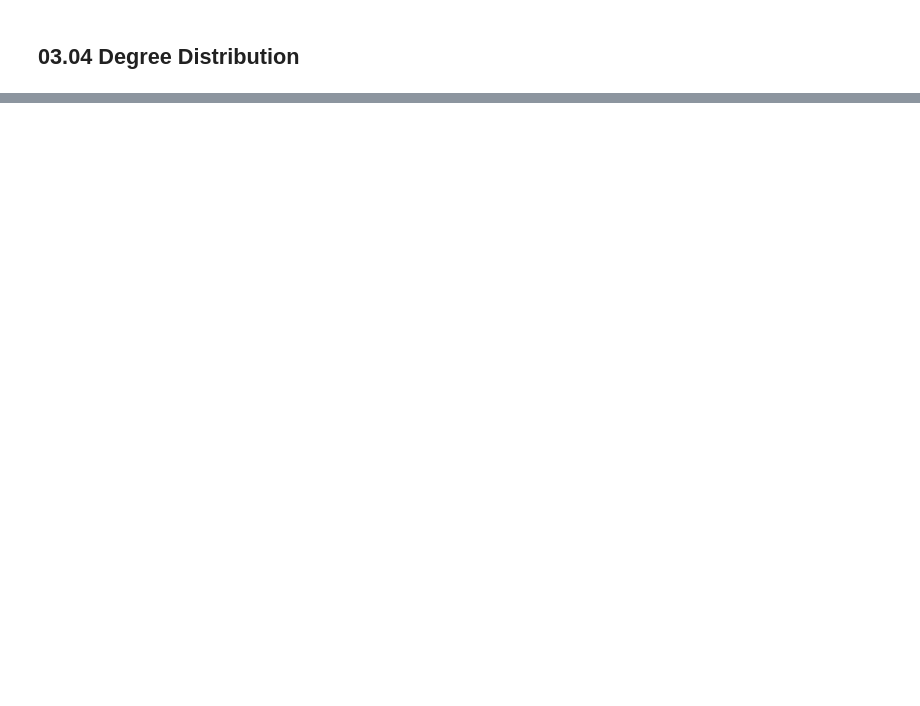
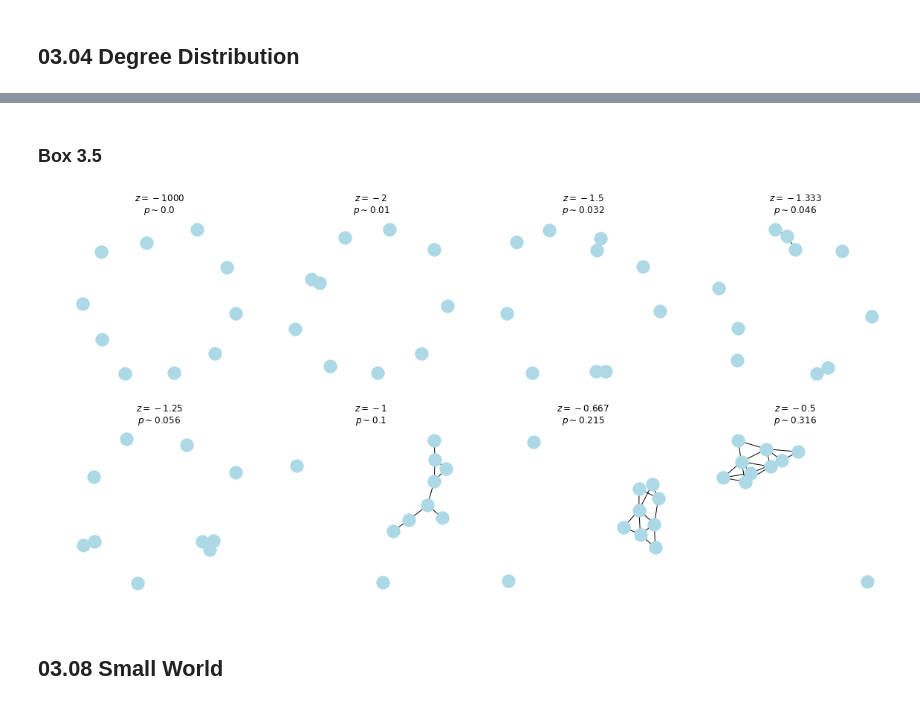
Before and after one commit to shumez/NetworkScience, a Jupyter notebook: c03/code.ipynb, the cells around one changed output, grey strips where cells are left out. Drawn from its saved outputs; the diff is of its cells as text; code cells hidden in the pictures; blank space fills up the shorter version.

```diff
--- a/c03/code.ipynb
+++ b/c03/code.ipynb
@@ -397,0 +433,22 @@ plt.show()
+# %% [markdown]
+### Box 3.5
+# %%
+fig, axs = plt.subplots(ncols=4, nrows=2, figsize=(16, 8))
+
+N = 10
+zs = [-1000, -2, -3/2, -4/3, -5/4, -1, -2/3, -1/2]
+
+for z, ax in zip(zs, axs.ravel()):
+    p = N**z
+    G = nx.gnp_random_graph(N, p, seed=123)
+    nx.draw_networkx(G, ax=ax, node_color='lightblue', with_labels=False)
+    ax.set_title(r'$z = {}$' '\n' r'$p\sim{}$'.format(np.round(z, 3), np.round(p, 3)))
+    ax.set_axis_off()
+
+plt.tight_layout()
+plt.savefig('img/fig_03_08.png')
+plt.show()
+# %% [output]
+[figure, added]
+# %% [markdown]
+## 03.08 Small World
```
Also changed, not shown: parts of 24 cells of this notebook.
